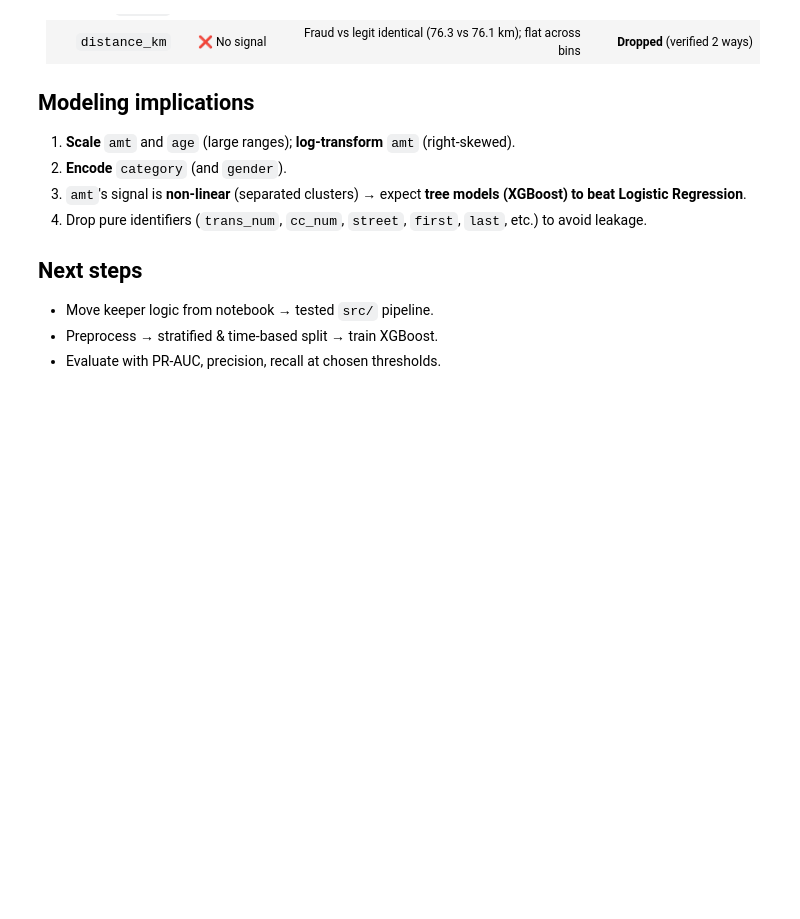
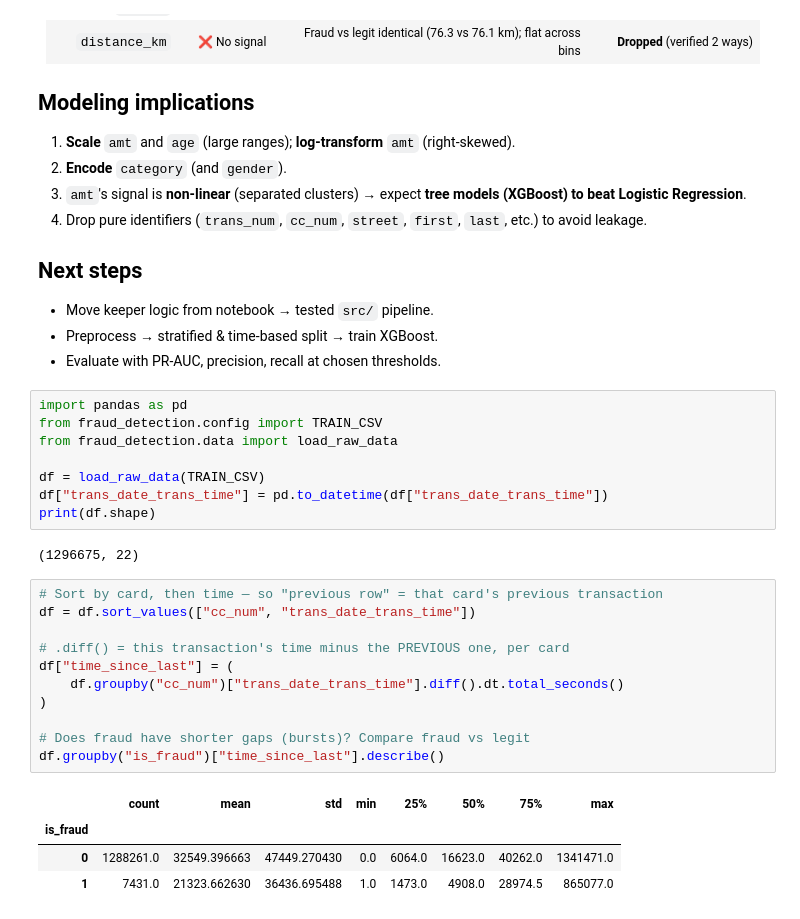
Before and after one commit to Hamody22-gif/fraud-detection-mlops, a Jupyter notebook: notebooks/01_eda.ipynb, the cells around one changed output. Drawn from its saved outputs; the diff is of its cells as text; blank space fills up the shorter version.

```diff
--- a/notebooks/01_eda.ipynb
+++ b/notebooks/01_eda.ipynb
@@ -302,3 +302,29 @@ Name: is_fraud, dtype: float64
 - Move keeper logic from notebook → tested `src/` pipeline.
 - Preprocess → stratified & time-based split → train XGBoost.
 - Evaluate with PR-AUC, precision, recall at chosen thresholds.
+# %%
+import pandas as pd
+from fraud_detection.config import TRAIN_CSV
+from fraud_detection.data import load_raw_data
+
+df = load_raw_data(TRAIN_CSV)
+df["trans_date_trans_time"] = pd.to_datetime(df["trans_date_trans_time"])
+print(df.shape)
+# %% [output]
+(1296675, 22)
+# %%
+# Sort by card, then time — so "previous row" = that card's previous transaction
+df = df.sort_values(["cc_num", "trans_date_trans_time"])
+
+# .diff() = this transaction's time minus the PREVIOUS one, per card
+df["time_since_last"] = (
+    df.groupby("cc_num")["trans_date_trans_time"].diff().dt.total_seconds()
+)
+
+# Does fraud have shorter gaps (bursts)? Compare fraud vs legit
+df.groupby("is_fraud")["time_since_last"].describe()
+# %% [output]
+|  | count | mean | std | min | 25% | 50% | 75% | max |
+| is_fraud |  |  |  |  |  |  |  |  |
+| 0 | 1288261.0 | 32549.396663 | 47449.270430 | 0.0 | 6064.0 | 16623.0 | 40262.0 | 1341471.0 |
+| 1 | 7431.0 | 21323.662630 | 36436.695488 | 1.0 | 1473.0 | 4908.0 | 28974.5 | 865077.0 |
```
Also changed, not shown: parts of 1 cell of this notebook.
